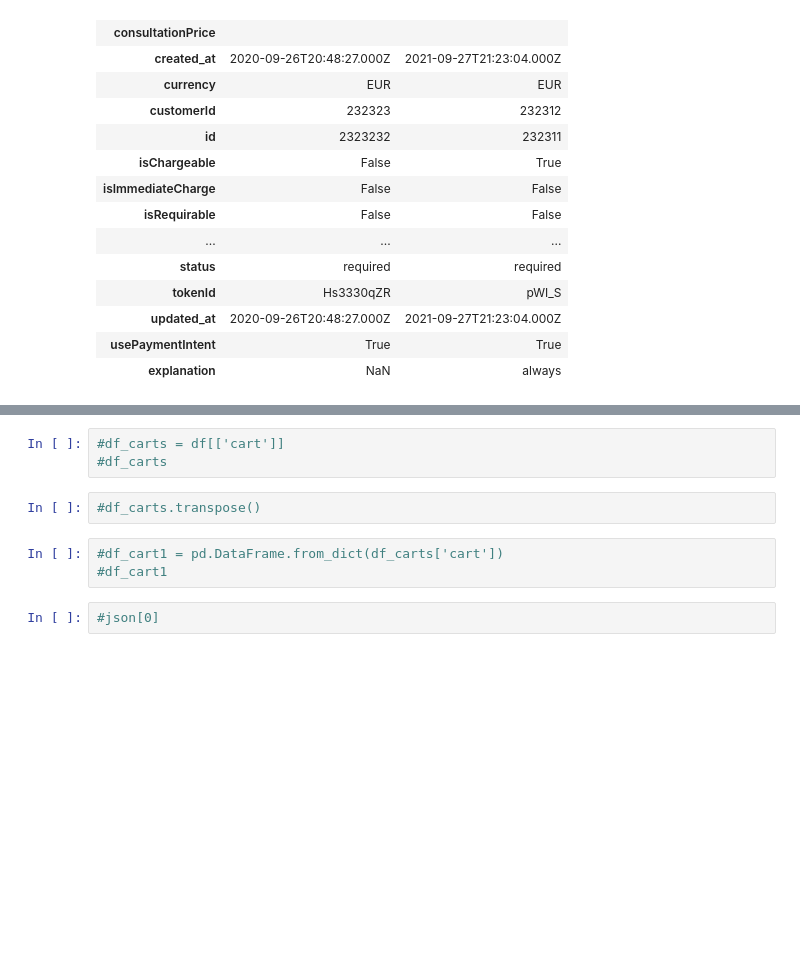
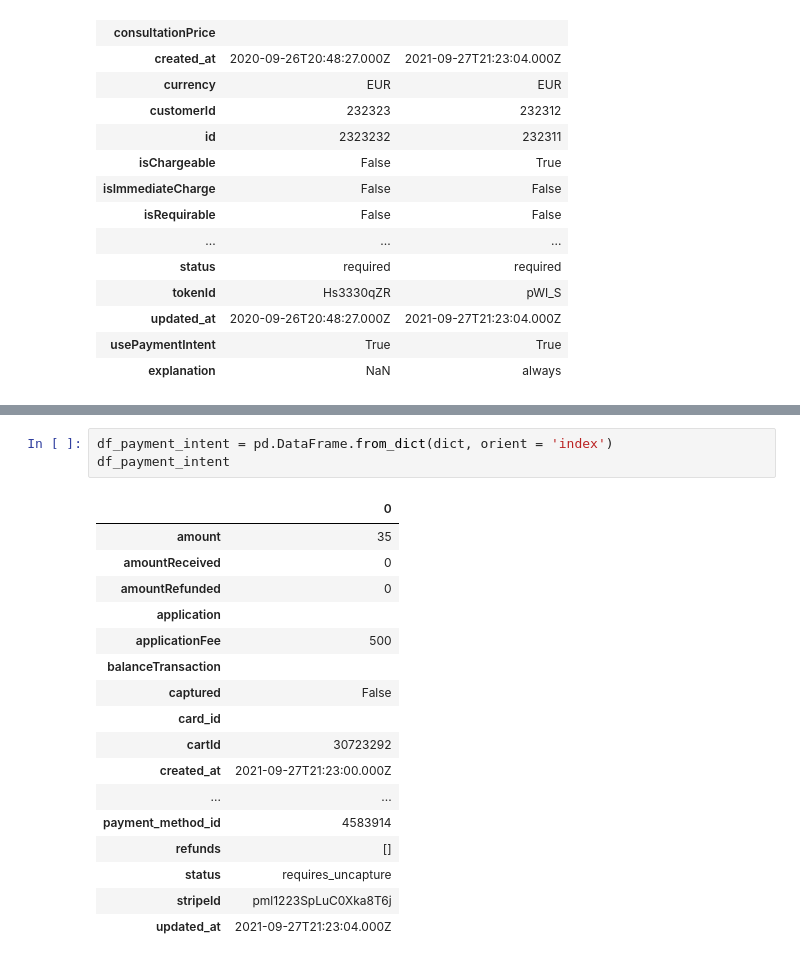
Before and after one commit to AdvancedGroupBootcamp/Hritiika_Kathuria, a Jupyter notebook: link homework.ipynb, the cells around one changed output, grey strips where cells are left out. Saved outputs shown, nothing was run; the diff lists cells and outputs as text; blank space fills up the shorter version.

```diff
--- a/link homework.ipynb
+++ b/link homework.ipynb
@@ -269,10 +285,21 @@ df
-# %%
-#df_carts = df[['cart']]
-#df_carts
-# %%
-#df_carts.transpose()
-# %%
-#df_cart1 = pd.DataFrame.from_dict(df_carts['cart'])
-#df_cart1
-# %%
-#json[0]
+# %%
+df_payment_intent = pd.DataFrame.from_dict(dict, orient = 'index')
+df_payment_intent
+# %% [output]
+|  | 0 |
+| amount | 35 |
+| amountReceived | 0 |
+| amountRefunded | 0 |
+| application |  |
+| applicationFee | 500 |
+| balanceTransaction |  |
+| captured | False |
+| card_id |  |
+| cartId | 30723292 |
+| created_at | 2021-09-27T21:23:00.000Z |
+| ... | ... |
+| payment_method_id | 4583914 |
+| refunds | [] |
+| status | requires_uncapture |
+| stripeId | pml1223SpLuC0Xka8T6j |
+| updated_at | 2021-09-27T21:23:04.000Z |
```
Also changed, not shown: parts of 11 cells of this notebook.
